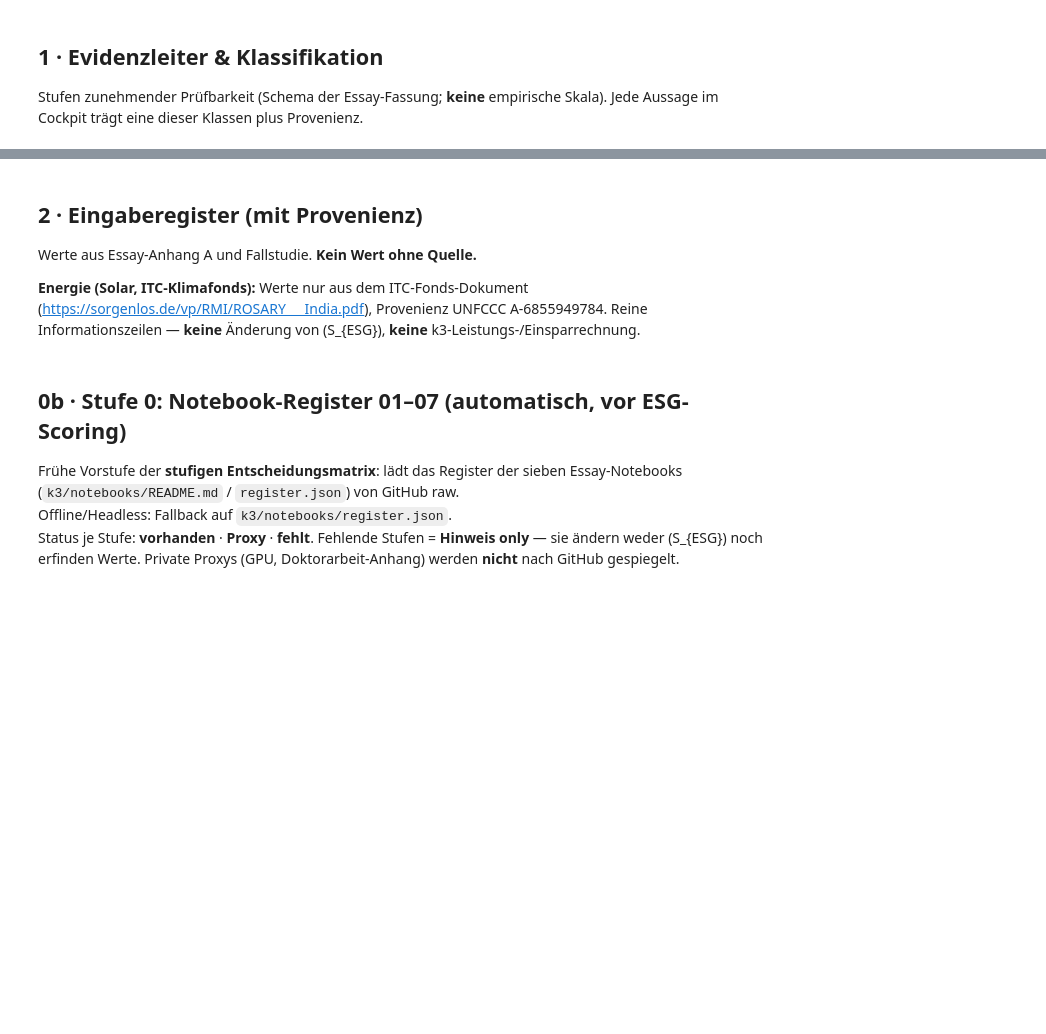
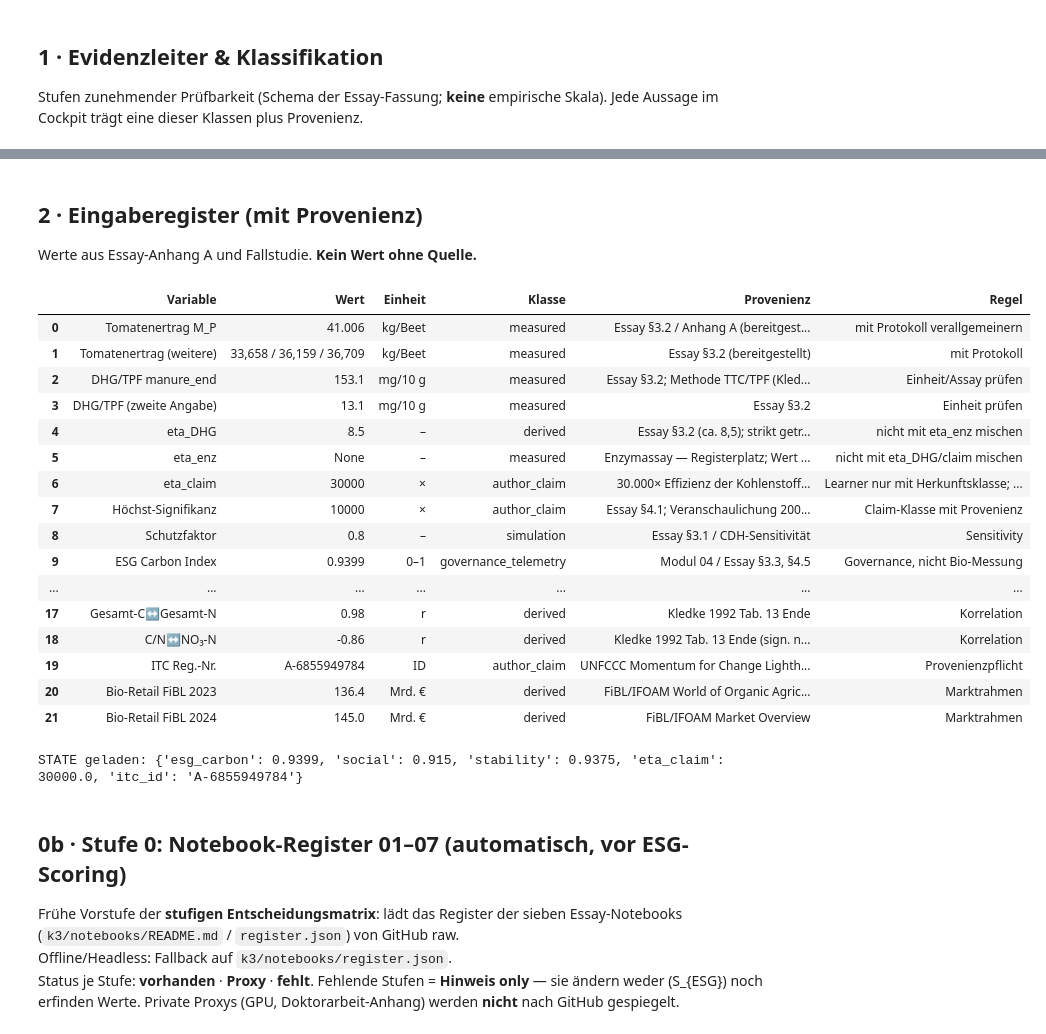
Before and after one commit to Rosary-mom/Bio2.0, a Jupyter notebook: k3/ESG_Cockpit.ipynb, the cells around one changed output, grey strips where cells are left out. Saved outputs shown, nothing was run; the diff lists cells and outputs as text; code cells hidden in the pictures; blank space fills up the shorter version.

```diff
--- a/k3/ESG_Cockpit.ipynb
+++ b/k3/ESG_Cockpit.ipynb
@@ -166,8 +183,6 @@ plt.show()
 # %% [markdown]
 ## 2 · Eingaberegister (mit Provenienz)
 Werte aus Essay-Anhang A und Fallstudie. **Kein Wert ohne Quelle.**
-
-**Energie (Solar, ITC-Klimafonds):** Werte nur aus dem ITC-Fonds-Dokument (https://sorgenlos.de/vp/RMI/ROSARY___India.pdf), Provenienz UNFCCC A-6855949784. Reine Informationszeilen — **keine** Änderung von \(S_{ESG}\), **keine** k3-Leistungs-/Einsparrechnung.
 # %%
 REGISTER = [
     # variable, wert, einheit, klasse, provenienz, learner_regel
@@ -178,18 +193,6 @@ REGISTER = [
     ("eta_DHG", 8.5, "–", "derived", "Essay §3.2 (ca. 8,5); strikt getrennt von eta_enz / eta_claim", "nicht mit eta_enz mischen"),
     ("eta_enz", None, "–", "measured", "Enzymassay — Registerplatz; Wert folgt Assay", "nicht mit eta_DHG/claim mischen"),
     ("eta_claim", 30000, "×", "author_claim", "30.000× Effizienz der Kohlenstoff-Umsetzung per Enzymen; Provenienz (a) Diplomarbeiten/Kledke Tab.13+20 & Messwerte im Cockpit, (b) UNFCCC/ITC A-6855949784, (c) Engine/AlphaFold-Archiv rosary-mom.github.io/Bio2.0/engine + 01_AlphaFold_Protease_Test.ipynb", "Learner nur mit Herkunftsklasse; ∉ S_ESG"),
-    # --- Energie (Solar, ITC-Klimafonds) — Info only, ändert S_ESG nicht ---
-    ('Energie/Solar Kapazität gesamt', 125, 'MWp', 'project_source', 'ITC-Fonds-Dokument (Uwe), Stand undatiert, UNFCCC A-6855949784; https://sorgenlos.de/vp/RMI/ROSARY___India.pdf · 125 MWp (25 × 5 MWp), Rajasthan', 'Info only (Energie/ITC); ∉ S_ESG; keine k3-Verbrauchsrechnung'),
-    ('Energie/Solar Modulgröße', '25 × 5 MWp', '–', 'project_source', 'ITC-Fonds-Dokument (Uwe), Stand undatiert, UNFCCC A-6855949784; https://sorgenlos.de/vp/RMI/ROSARY___India.pdf · modular 25 Plants of 5 MWp each', 'Info only (Energie/ITC); ∉ S_ESG; keine k3-Verbrauchsrechnung'),
-    ('Energie/Solar Standort', 'Rajasthan', '–', 'project_source', 'ITC-Fonds-Dokument (Uwe), Stand undatiert, UNFCCC A-6855949784; https://sorgenlos.de/vp/RMI/ROSARY___India.pdf · Grid interactive Solar PV, Rajasthan state electricity grid', 'Info only (Energie/ITC); ∉ S_ESG; keine k3-Verbrauchsrechnung'),
-    ('Energie/Solar Träger', 'Manav Sewa Charitable Society / Ravisons Solar (CEL)', '–', 'project_source', 'ITC-Fonds-Dokument (Uwe), Stand undatiert, UNFCCC A-6855949784; https://sorgenlos.de/vp/RMI/ROSARY___India.pdf · Project Implementation Agency Ravisons Solar Energy Pvt. Ltd.; equipment CEL', 'Info only (Energie/ITC); ∉ S_ESG; keine k3-Verbrauchsrechnung'),
-    ('Energie/Solar Referenz Ertrag Jodhpur (seasonal tracking)', 1683627, 'kWh/a (1 MWp, Jahr 1)', 'project_source', 'ITC-Fonds-Dokument (Uwe), Stand undatiert, UNFCCC A-6855949784; https://sorgenlos.de/vp/RMI/ROSARY___India.pdf · Guaranteed Year 1 bei Seasonal tracking twice a year, 1000 kWp Jodhpur = 1,683,627 kWh', 'Info only (Energie/ITC); ∉ S_ESG; keine k3-Verbrauchsrechnung'),
-    ('Energie/Solar Referenz Ertrag Jodhpur (fixed)', 1613820, 'kWh/a (1 MWp, Jahr 1)', 'project_source', 'ITC-Fonds-Dokument (Uwe), Stand undatiert, UNFCCC A-6855949784; https://sorgenlos.de/vp/RMI/ROSARY___India.pdf · Output first year fixed = 1,613,820 kWh', 'Info only (Energie/ITC); ∉ S_ESG; keine k3-Verbrauchsrechnung'),
-    ('Energie/Solar Modul-Garantie 10 J', 90, '% rated power', 'project_source', 'ITC-Fonds-Dokument (Uwe), Stand undatiert, UNFCCC A-6855949784; https://sorgenlos.de/vp/RMI/ROSARY___India.pdf · warranted for at least 90% of its rated power for 10 years', 'Info only (Energie/ITC); ∉ S_ESG; keine k3-Verbrauchsrechnung'),
-    ('Energie/Solar Modul-Garantie 25 J', 80, '% rated power', 'project_source', 'ITC-Fonds-Dokument (Uwe), Stand undatiert, UNFCCC A-6855949784; https://sorgenlos.de/vp/RMI/ROSARY___India.pdf · warranted for at least 80% of its rated power for 25 years', 'Info only (Energie/ITC); ∉ S_ESG; keine k3-Verbrauchsrechnung'),
-    ('Energie/Solar Kosten je MWp', 8.25, 'Rs Cr/MWp', 'project_source', 'ITC-Fonds-Dokument (Uwe), Stand undatiert, UNFCCC A-6855949784; https://sorgenlos.de/vp/RMI/ROSARY___India.pdf · 1 MWp = Rs. 8.25 Cr.', 'Info only (Energie/ITC); ∉ S_ESG; keine k3-Verbrauchsrechnung'),
-    ('Energie/Solar Kosten gesamt 125 MWp', 1031.25, 'Rs Cr', 'project_source', 'ITC-Fonds-Dokument (Uwe), Stand undatiert, UNFCCC A-6855949784; https://sorgenlos.de/vp/RMI/ROSARY___India.pdf · 125 MWp = Rs.1031.25 Cr.', 'Info only (Energie/ITC); ∉ S_ESG; keine k3-Verbrauchsrechnung'),
-    ('Energie/Solar Biodiversität', 'Trees for India — ROSARY RIDGEBED ROUNDABOUT®', '–', 'project_source', 'ITC-Fonds-Dokument (Uwe), Stand undatiert, UNFCCC A-6855949784; https://sorgenlos.de/vp/RMI/ROSARY___India.pdf · „In order to bring biodiversity to this solar power plant … ROSARY RIDGEBED ROUNDABOUT ® for persistant livelihood.“', 'Info only (Energie/ITC); ∉ S_ESG; keine k3-Verbrauchsrechnung'),
     ("Höchst-Signifikanz", 10000, "×", "author_claim", "Essay §4.1; Veranschaulichung 2007–2010 Global University (Audi-Katalysatoren)", "Claim-Klasse mit Provenienz"),
     ("Schutzfaktor", 0.8, "–", "simulation", "Essay §3.1 / CDH-Sensitivität", "Sensitivity"),
     ("ESG Carbon Index", 0.9399, "0–1", "governance_telemetry", "Modul 04 / Essay §3.3, §4.5", "Governance, nicht Bio-Messung"),
@@ -205,35 +208,52 @@ REGISTER = [
     ("ITC Reg.-Nr.", "A-6855949784", "ID", "author_claim", "UNFCCC Momentum for Change Lighthouse; Reg. 2016/2019/2024; Brief+Siegel+Label", "Provenienzpflicht"),
     ("Bio-Retail FiBL 2023", 136.4, "Mrd. €", "derived", "FiBL/IFOAM World of Organic Agriculture 2025", "Marktrahmen"),
     ("Bio-Retail FiBL 2024", 145.0, "Mrd. €", "derived", "FiBL/IFOAM Market Overview", "Marktrahmen"),
 ]
 
 df_reg = pd.DataFrame(REGISTER, columns=["Variable", "Wert", "Einheit", "Klasse", "Provenienz", "Regel"])
 display(df_reg)
 
 def reg_val(name, default=None):
     row = df_reg.loc[df_reg["Variable"] == name]
     if row.empty: return default
     return row.iloc[0]["Wert"]
 
 STATE = {
     "esg_carbon": float(reg_val("ESG Carbon Index")),
     "social": float(reg_val("Social Policy Index")),
     "stability": float(reg_val("Aggregate Stability")),
     "vertical": float(reg_val("Vertical Thesis Index")),
     "app2": float(reg_val("Application 2")),
     "eta_dhg": float(reg_val("eta_DHG")),
     "eta_claim": float(reg_val("eta_claim")),
     "schutz": float(reg_val("Schutzfaktor")),
     "itc_id": str(reg_val("ITC Reg.-Nr.")),
     "human_gate": True,
     "rcbd_model": True,  # Versuchsplan-Treue: RCBD statt Spaltanlage
     "double_blind": True,
     "haccp": True,
     "rkw_on": False,
 }
-STATE["energie_solar_info_only"] = True  # Solar/ITC-Registerzeilen: Anzeige/Provenienz, ∉ S_ESG
 print("STATE geladen:", {k: STATE[k] for k in ["esg_carbon","social","stability","eta_claim","itc_id"]})
-print("Energie/Solar (ITC): Info-Block im REGISTER — ändert S_ESG nicht; keine k3-Verbrauchsrechnung.")
+# %% [output]
+|  | Variable | Wert | Einheit | Klasse | Provenienz | Regel |
+| 0 | Tomatenertrag M_P | 41.006 | kg/Beet | measured | Essay §3.2 / Anhang A (bereitgest... | mit Protokoll verallgemeinern |
+| 1 | Tomatenertrag (weitere) | 33,658 / 36,159 / 36,709 | kg/Beet | measured | Essay §3.2 (bereitgestellt) | mit Protokoll |
+| 2 | DHG/TPF manure_end | 153.1 | mg/10 g | measured | Essay §3.2; Methode TTC/TPF (Kled... | Einheit/Assay prüfen |
+| 3 | DHG/TPF (zweite Angabe) | 13.1 | mg/10 g | measured | Essay §3.2 | Einheit prüfen |
+| 4 | eta_DHG | 8.5 | – | derived | Essay §3.2 (ca. 8,5); strikt getr... | nicht mit eta_enz mischen |
+| 5 | eta_enz | None | – | measured | Enzymassay — Registerplatz; Wert ... | nicht mit eta_DHG/claim mischen |
+| 6 | eta_claim | 30000 | × | author_claim | 30.000× Effizienz der Kohlenstoff... | Learner nur mit Herkunftsklasse; ... |
+| 7 | Höchst-Signifikanz | 10000 | × | author_claim | Essay §4.1; Veranschaulichung 200... | Claim-Klasse mit Provenienz |
+| 8 | Schutzfaktor | 0.8 | – | simulation | Essay §3.1 / CDH-Sensitivität | Sensitivity |
+| 9 | ESG Carbon Index | 0.9399 | 0–1 | governance_telemetry | Modul 04 / Essay §3.3, §4.5 | Governance, nicht Bio-Messung |
+| ... | ... | ... | ... | ... | ... | ... |
+| 17 | Gesamt-C↔Gesamt-N | 0.98 | r | derived | Kledke 1992 Tab. 13 Ende | Korrelation |
+| 18 | C/N↔NO₃-N | -0.86 | r | derived | Kledke 1992 Tab. 13 Ende (sign. n... | Korrelation |
+| 19 | ITC Reg.-Nr. | A-6855949784 | ID | author_claim | UNFCCC Momentum for Change Lighth... | Provenienzpflicht |
+| 20 | Bio-Retail FiBL 2023 | 136.4 | Mrd. € | derived | FiBL/IFOAM World of Organic Agric... | Marktrahmen |
+| 21 | Bio-Retail FiBL 2024 | 145.0 | Mrd. € | derived | FiBL/IFOAM Market Overview | Marktrahmen |
+STATE geladen: {'esg_carbon': 0.9399, 'social': 0.915, 'stability': 0.9375, 'eta_claim': 30000.0, 'itc_id': 'A-6855949784'}
 # %% [markdown]
 ## 0b · Stufe 0: Notebook-Register 01–07 (automatisch, vor ESG-Scoring)
 Frühe Vorstufe der **stufigen Entscheidungsmatrix**: lädt das Register der sieben Essay-Notebooks
```
Also changed, not shown: parts of 16 cells of this notebook.
